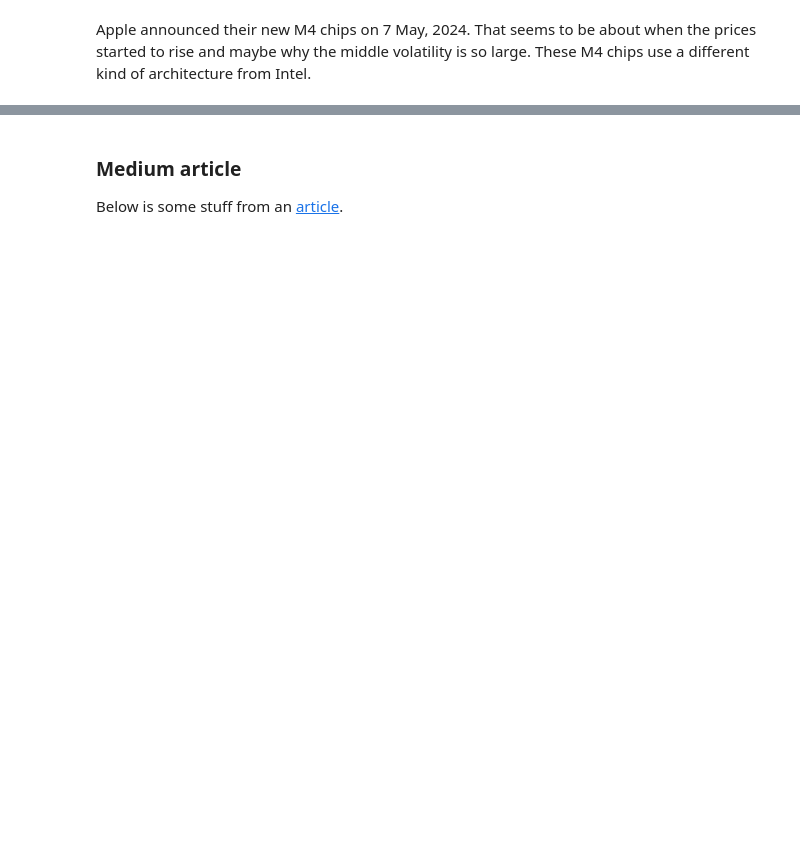
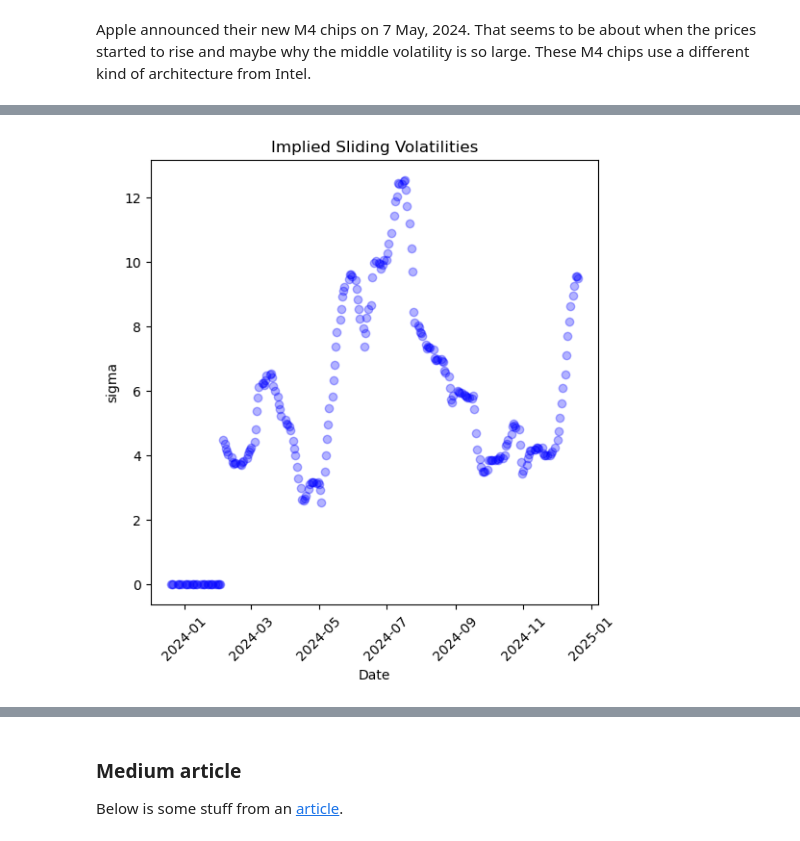
Before and after one commit to sunscorched/OptionsPricing, a Jupyter notebook: options_pricing.ipynb, the cells around one changed output, grey strips where cells are left out. Cells and saved outputs as stored; diff of their text form; code cells hidden in the pictures; blank space fills up the shorter version.

```diff
--- a/options_pricing.ipynb
+++ b/options_pricing.ipynb
@@ -78,8 +78,8 @@ def volatilities(df, metric, n):
     sigmas = []
     interval = len(df)//n
     for i in range(1,n):
-        sigmas.append(np.var(df[(i-1)*interval:i*interval][metric]))
-    sigmas.append(np.var(df[(n-1)*interval:n*interval][metric]))
+        sigmas.append(np.std(df[(i-1)*interval:i*interval][metric]))
+    sigmas.append(np.std(df[(n-1)*interval:n*interval][metric]))
     return sigmas
 # %%
 volatilities(apple,'Close',3)
@@ -101,3 +101,26 @@ volatilities(apple,'Close',10)
+# %%
+def sliding_volatilities(df, metric, n=30):
+    """
+    This function takes in a dataframe df of stock prices in yf format
+    and a number n which is the length of array (equal to # of days) of
+    volatilities we want.  The function computes volatility per day by
+    taking the previous n datapoints (default is set to n = 30 days)
+    and then computing the standard deviation in closing price on each
+    interval (intraday changes can improve this measure).
+
+    Typical range for n is 10 to 365 trading days.
+
+    Sigma array provides data for original df (with zero volatility for
+    first n days)
+    """
+    sigmas = []
+    n_chunks = len(df)//n
+    for i in range(n,len(df)):
+        sigmas.append(np.std(df[i-n:i][metric]))
+    sigmas = np.insert(sigmas, 0, np.full((n), 0)) # add in some 0's to the start so that the array length equal dataframe length
+    return sigmas
+# %%
+sliding_sigmas = sliding_volatilities(apple, 'Close',n=30)
 # %% [markdown]
 Apple announced their new M4 chips on 7 May, 2024. That seems to be about when the prices started to rise and maybe why the middle volatility is so large. These M4 chips use a different kind of architecture from Intel.
 # %%
@@ -114,3 +137,14 @@ plt.show()
+# %%
+# Plot daily closing price
+plt.figure(figsize=(6, 6))
+plt.scatter(apple.index, sliding_sigmas, color = 'b', alpha = 0.3)
+plt.xlabel('Date')
+plt.ylabel('sigma')
+plt.title('Implied Sliding Volatilities')
+plt.xticks(rotation=45)  # Rotate x-axis labels for readability
+plt.show()
+# %% [output]
+[figure, added]
 # %%
 # Define the ticker symbol
 ticker_symbol = "TSLA" # Tesla
```
Also changed, not shown: parts of 14 cells of this notebook.
